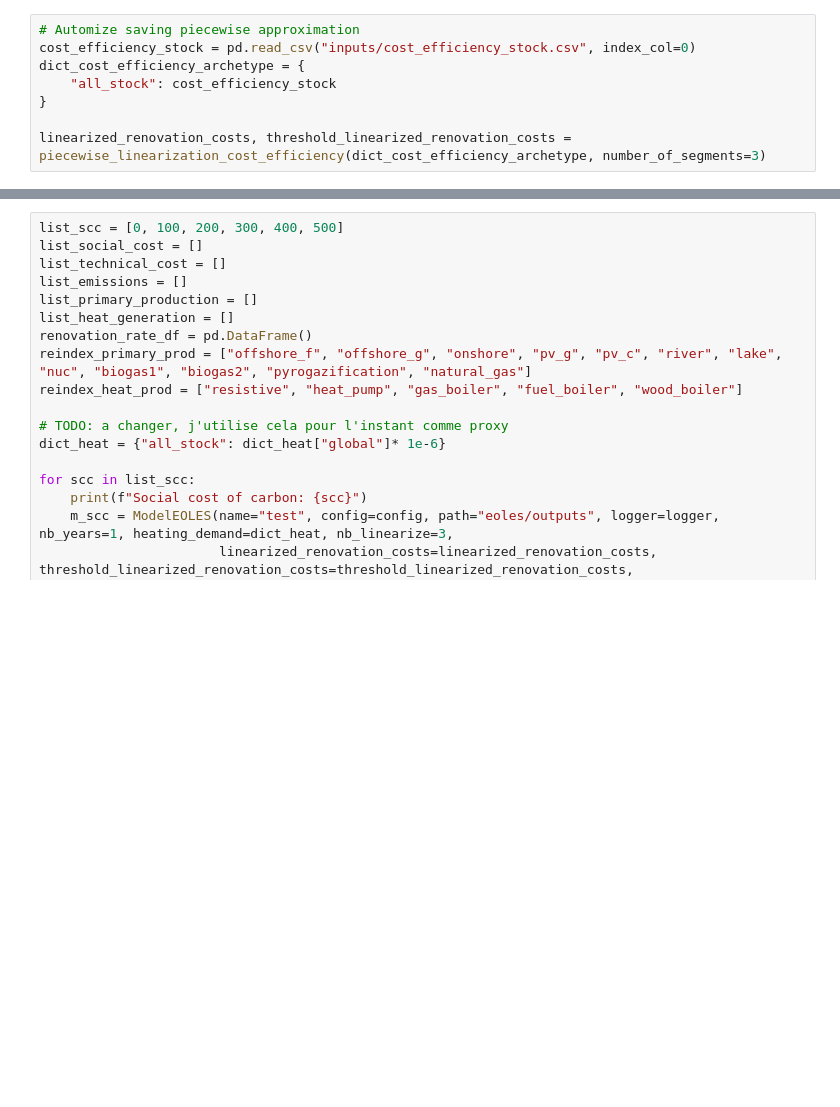
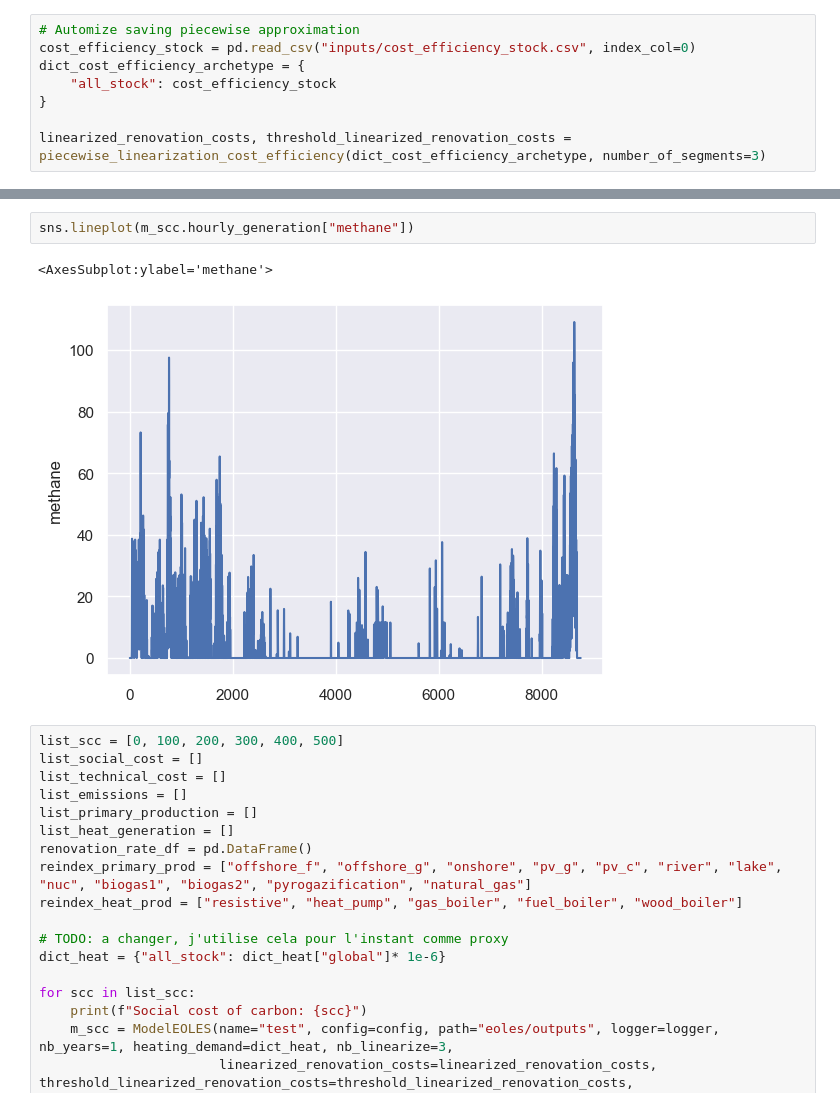
Before and after one commit to CIRED/EOLES-Coupling, a Jupyter notebook: greenfield_with_heat.ipynb, the cells around one changed output, grey strips where cells are left out. Cells and saved outputs as stored; diff of their text form; blank space fills up the shorter version.

```diff
--- a/greenfield_with_heat.ipynb
+++ b/greenfield_with_heat.ipynb
@@ -61,3 +168,8 @@ linearized_renovation_costs, threshold_linearized_renovation_costs = piecewise_l
+# %%
+sns.lineplot(m_scc.hourly_generation["methane"])
+# %% [output]
+<AxesSubplot:ylabel='methane'>
+[figure, added]
 # %%
 list_scc = [0, 100, 200, 300, 400, 500]
 list_social_cost = []
```
Also changed, not shown: parts of 15 cells of this notebook, 3 other files.
